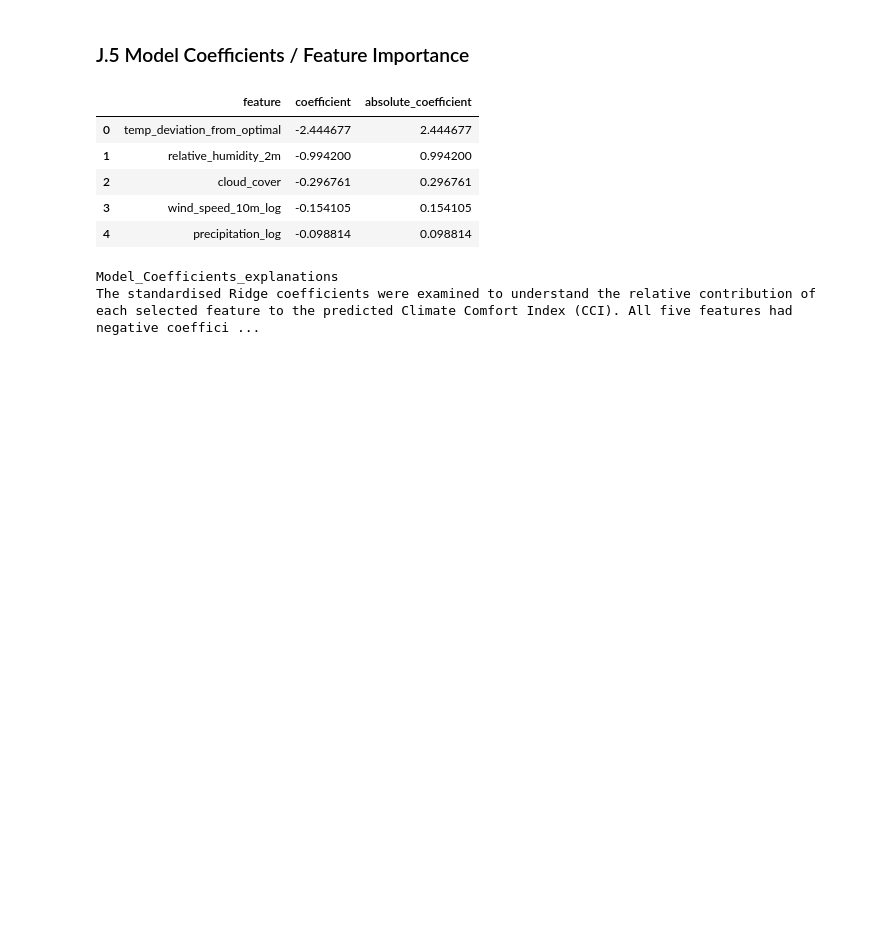
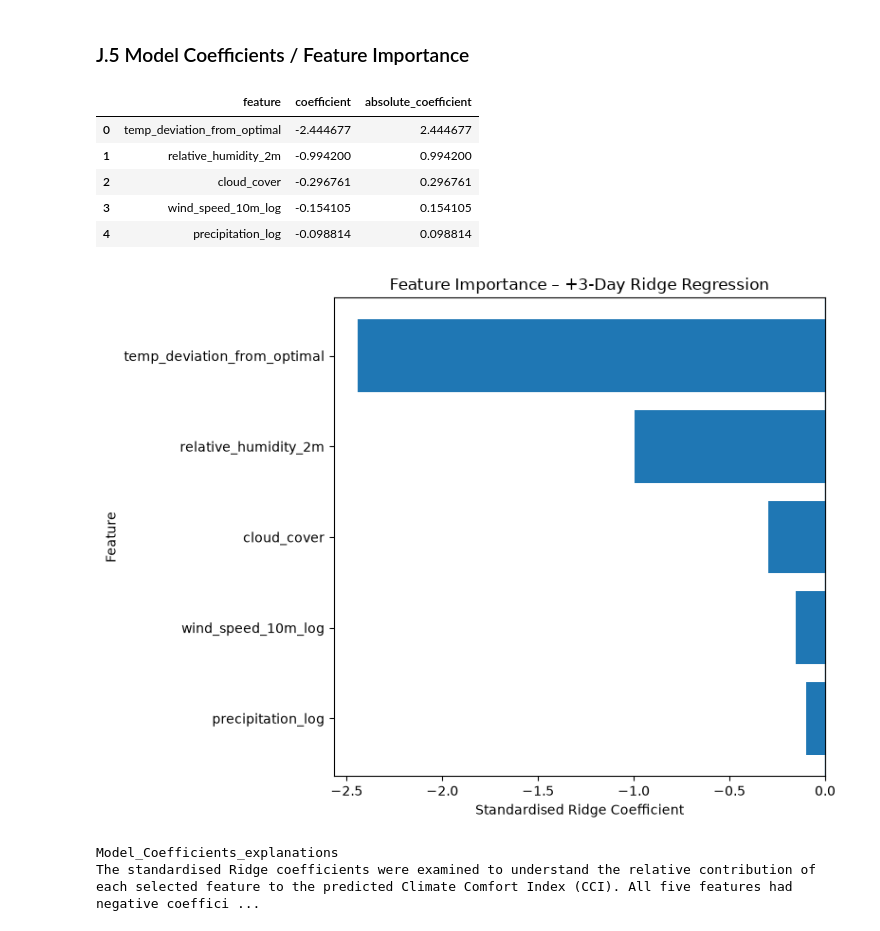
Before and after one commit to ParisaKalaki/36120-26SP-AT2-25969686-experiments, a Jupyter notebook: notebooks/comfort_climate/36120-26SP-AT2-25969686-comfort_climate.ipynb, the cells around one changed output. Saved outputs shown, nothing was run; the diff lists cells and outputs as text; code cells hidden in the pictures; blank space fills up the shorter version.

```diff
--- a/notebooks/comfort_climate/36120-26SP-AT2-25969686-comfort_climate.ipynb
+++ b/notebooks/comfort_climate/36120-26SP-AT2-25969686-comfort_climate.ipynb
@@ -2214,6 +2306,25 @@ feature_importance
 | 2 | cloud_cover | -0.296761 | 0.296761 |
 | 3 | wind_speed_10m_log | -0.154105 | 0.154105 |
 | 4 | precipitation_log | -0.098814 | 0.098814 |
+# %%
+# Plot Ridge coefficient importance
+plt.figure(figsize=(8, 6))
+
+plt.barh(
+    feature_importance["feature"],
+    feature_importance["coefficient"]
+)
+
+plt.axvline(0, linewidth=1)
+plt.xlabel("Standardised Ridge Coefficient")
+plt.ylabel("Feature")
+plt.title("Feature Importance – +3-Day Ridge Regression")
+
+plt.gca().invert_yaxis()
+plt.tight_layout()
+plt.show()
+# %% [output]
+[figure, added]
 # %%
 Model_Coefficients_explanations="""
 The standardised Ridge coefficients were examined to understand the relative contribution of each selected feature to the predicted Climate Comfort Index (CCI). All five features had negative coefficients, meaning that higher values of these features were associated with lower predicted CCI after accounting for the other features in the model.
```
Also changed, not shown: parts of 49 cells of this notebook, 1 other file.
